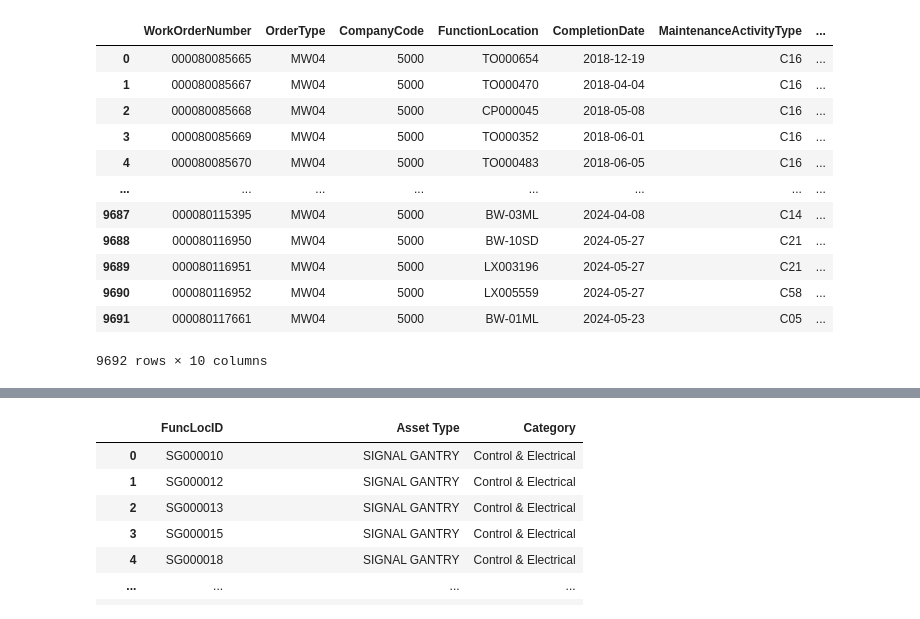
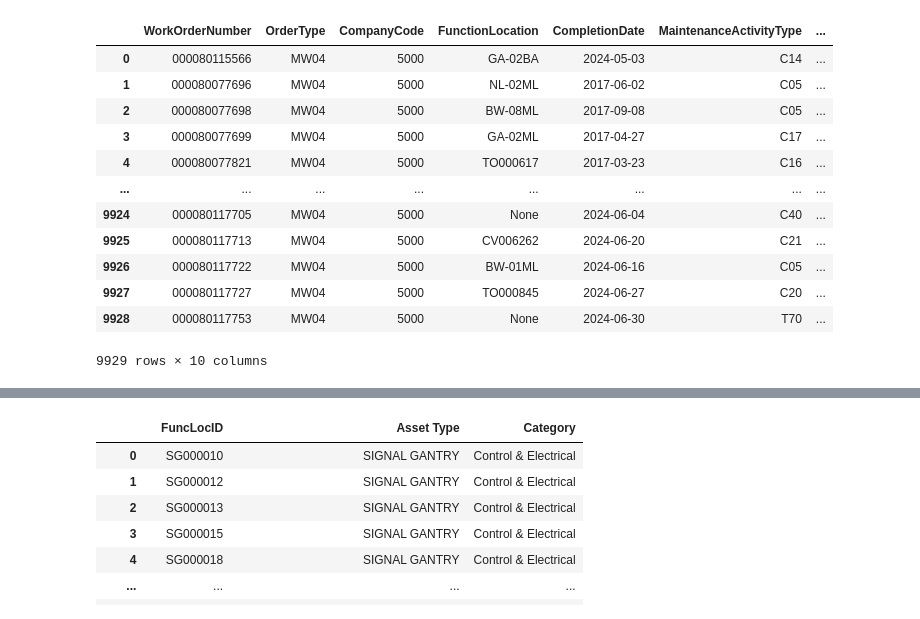
Before and after one commit to NguyenQuangHuy1305/aurizon, a Jupyter notebook: ipynb/AssetRenewal/AssetRenewalCostByAssetType - WO based.ipynb, the cells around one changed output, grey strips where cells are left out. Saved outputs shown, nothing was run; the diff lists cells and outputs as text; code cells hidden in the pictures.

```diff
--- a/ipynb/AssetRenewal/AssetRenewalCostByAssetType - WO based.ipynb
+++ b/ipynb/AssetRenewal/AssetRenewalCostByAssetType - WO based.ipynb
@@ -2,10 +2,9 @@
 import pandas as pd
 import pyodbc
 from datetime import datetime
-pd.set_option('display.max_rows', 10)
 # %%
 sql_query = """
-    -- all WO and their flocid
+    -- all renewal WO and their flocid
     SELECT
         [WorkOrderNumber],
         [OrderType],
@@ -13,45 +12,47 @@ sql_query = """
         [FunctionLocation],
         CASE
             WHEN [TechCompletionDate] IS NULL THEN [BasicFinishDate]
             ELSE [TechCompletionDate]
         END AS 'CompletionDate',
         [MaintenanceActivityType],
         [MaintenanceActivityTypeDesc],
         [MainUserStatus],
         [MainUserStatusDesc],
         [ActualTotalCost]
     FROM [myANALYTICS_SP].[bronze.batch.belowrail.asset.ringfenced].[vw_WorkOrder]
     WHERE
         OrderType = 'MW04'
         AND CompanyCode = '5000'
         AND MainUserStatusDesc = 'Practically Completed'
         AND ActualTotalCost IS NOT NULL
         AND ActualTotalCost > 0
 """
 
 # Define your server name
 server_name = 'myanalytics.aurizon.com.au'
 
 # Establish a connection using Windows Authentication
 conn = pyodbc.connect('DRIVER={SQL Server};SERVER=' + server_name + ';DATABASE=myANALYTICS_SP;Trusted_Connection=yes;')
 
 # Execute the SQL query and load the result into a pandas DataFrame
-df1 = pd.read_sql_query(sql_query, conn)
+all_renewal_wo = pd.read_sql_query(sql_query, conn)
 
-df1.to_pickle("../pkl/work_order_all.pkl")
+all_renewal_wo.to_pickle("../pkl/work_order_all.pkl")
 # Display the DataFrame
-df1
+all_renewal_wo['CompletionDate'] = pd.to_datetime(all_renewal_wo['CompletionDate'])
+
+all_renewal_wo
 # %% [output]
 |  | WorkOrderNumber | OrderType | CompanyCode | FunctionLocation | CompletionDate | MaintenanceActivityType | ... |
-| 0 | 000080085665 | MW04 | 5000 | TO000654 | 2018-12-19 | C16 | ... |
-| 1 | 000080085667 | MW04 | 5000 | TO000470 | 2018-04-04 | C16 | ... |
-| 2 | 000080085668 | MW04 | 5000 | CP000045 | 2018-05-08 | C16 | ... |
-| 3 | 000080085669 | MW04 | 5000 | TO000352 | 2018-06-01 | C16 | ... |
-| 4 | 000080085670 | MW04 | 5000 | TO000483 | 2018-06-05 | C16 | ... |
+| 0 | 000080115566 | MW04 | 5000 | GA-02BA | 2024-05-03 | C14 | ... |
+| 1 | 000080077696 | MW04 | 5000 | NL-02ML | 2017-06-02 | C05 | ... |
+| 2 | 000080077698 | MW04 | 5000 | BW-08ML | 2017-09-08 | C05 | ... |
+| 3 | 000080077699 | MW04 | 5000 | GA-02ML | 2017-04-27 | C17 | ... |
+| 4 | 000080077821 | MW04 | 5000 | TO000617 | 2017-03-23 | C16 | ... |
 | ... | ... | ... | ... | ... | ... | ... | ... |
-| 9687 | 000080115395 | MW04 | 5000 | BW-03ML | 2024-04-08 | C14 | ... |
-| 9688 | 000080116950 | MW04 | 5000 | BW-10SD | 2024-05-27 | C21 | ... |
-| 9689 | 000080116951 | MW04 | 5000 | LX003196 | 2024-05-27 | C21 | ... |
-| 9690 | 000080116952 | MW04 | 5000 | LX005559 | 2024-05-27 | C58 | ... |
-| 9691 | 000080117661 | MW04 | 5000 | BW-01ML | 2024-05-23 | C05 | ... |
+| 9924 | 000080117705 | MW04 | 5000 | None | 2024-06-04 | C40 | ... |
+| 9925 | 000080117713 | MW04 | 5000 | CV006262 | 2024-06-20 | C21 | ... |
+| 9926 | 000080117722 | MW04 | 5000 | BW-01ML | 2024-06-16 | C05 | ... |
+| 9927 | 000080117727 | MW04 | 5000 | TO000845 | 2024-06-27 | C20 | ... |
+| 9928 | 000080117753 | MW04 | 5000 | None | 2024-06-30 | T70 | ... |
-9692 rows × 10 columns
+9929 rows × 10 columns
```
Also changed, not shown: parts of 14 cells of this notebook, 20 other files.
